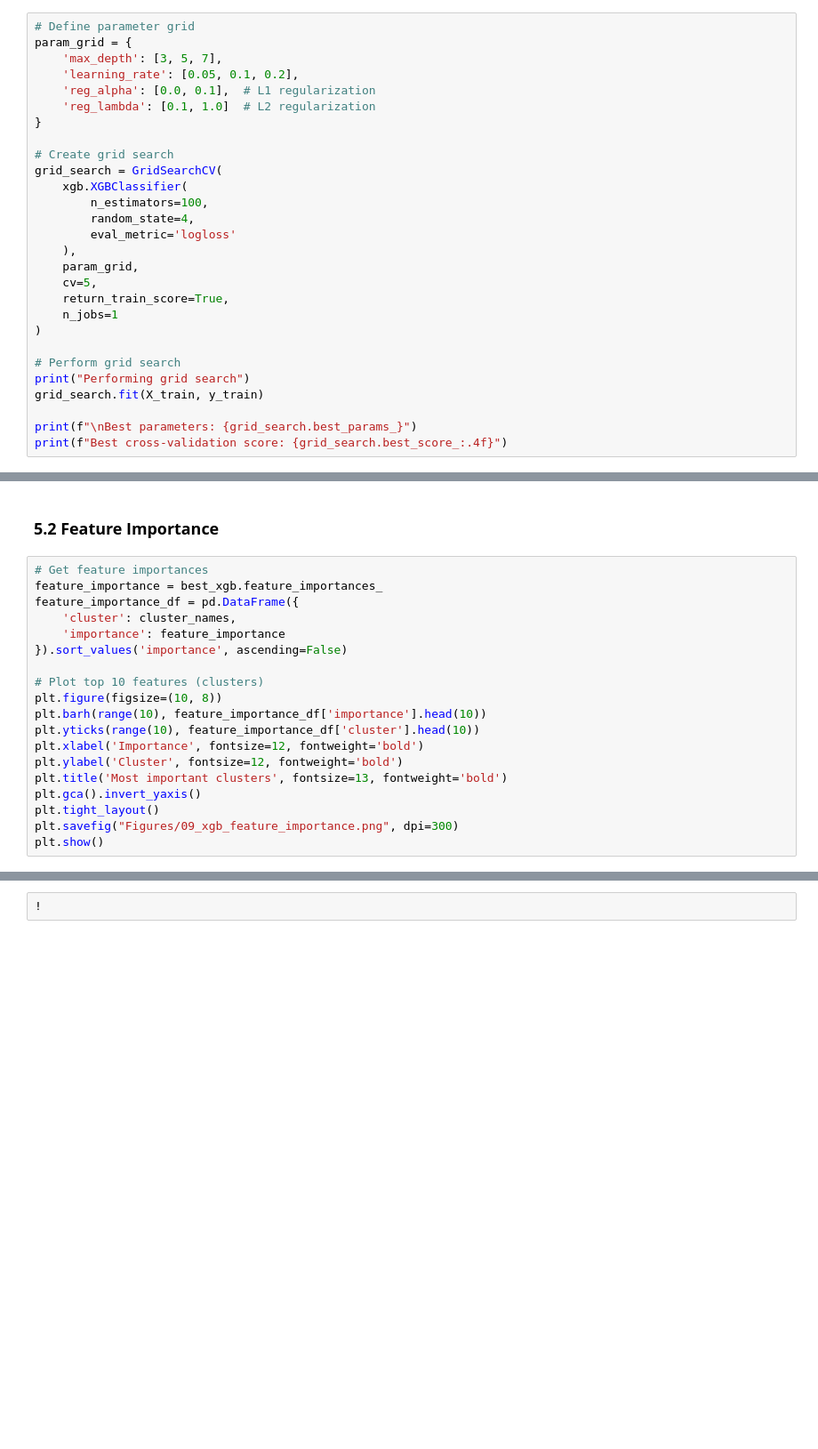
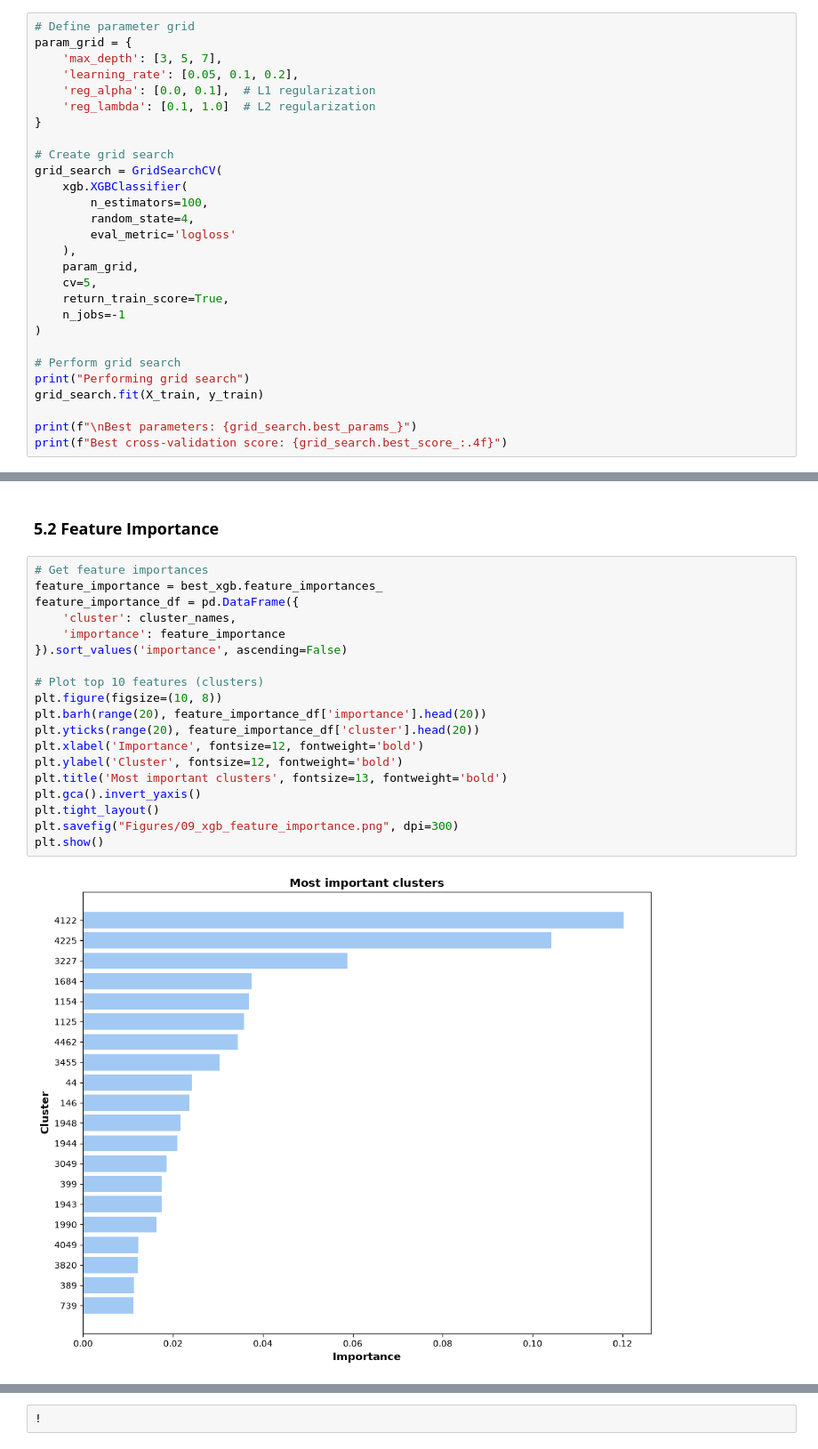
Before and after one commit to OphelieRutschmann/Burkholderia_ML, a Jupyter notebook: cnv_ML/09_xgboost_classification.ipynb, the cells around one changed output, grey strips where cells are left out. Shown at 89% size. Cells and saved outputs as stored; diff of their text form; blank space fills up the shorter version.

```diff
--- a/cnv_ML/09_xgboost_classification.ipynb
+++ b/cnv_ML/09_xgboost_classification.ipynb
@@ -160,7 +160,7 @@ grid_search = GridSearchCV(
     param_grid,
     cv=5,
     return_train_score=True,
-    n_jobs=1
+    n_jobs=-1
 )
 
 # Perform grid search
@@ -304,19 +356,21 @@ features_to_cluster.head()
 # %%
 # Get feature importances
 feature_importance = best_xgb.feature_importances_
 feature_importance_df = pd.DataFrame({
     'cluster': cluster_names,
     'importance': feature_importance
 }).sort_values('importance', ascending=False)
 
 # Plot top 10 features (clusters)
 plt.figure(figsize=(10, 8))
-plt.barh(range(10), feature_importance_df['importance'].head(10))
-plt.yticks(range(10), feature_importance_df['cluster'].head(10))
+plt.barh(range(20), feature_importance_df['importance'].head(20))
+plt.yticks(range(20), feature_importance_df['cluster'].head(20))
 plt.xlabel('Importance', fontsize=12, fontweight='bold')
 plt.ylabel('Cluster', fontsize=12, fontweight='bold')
 plt.title('Most important clusters', fontsize=13, fontweight='bold')
 plt.gca().invert_yaxis()
 plt.tight_layout()
 plt.savefig("Figures/09_xgb_feature_importance.png", dpi=300)
 plt.show()
+# %% [output]
+[figure, added]
```
Also changed, not shown: parts of 17 cells of this notebook, 36 other files.
